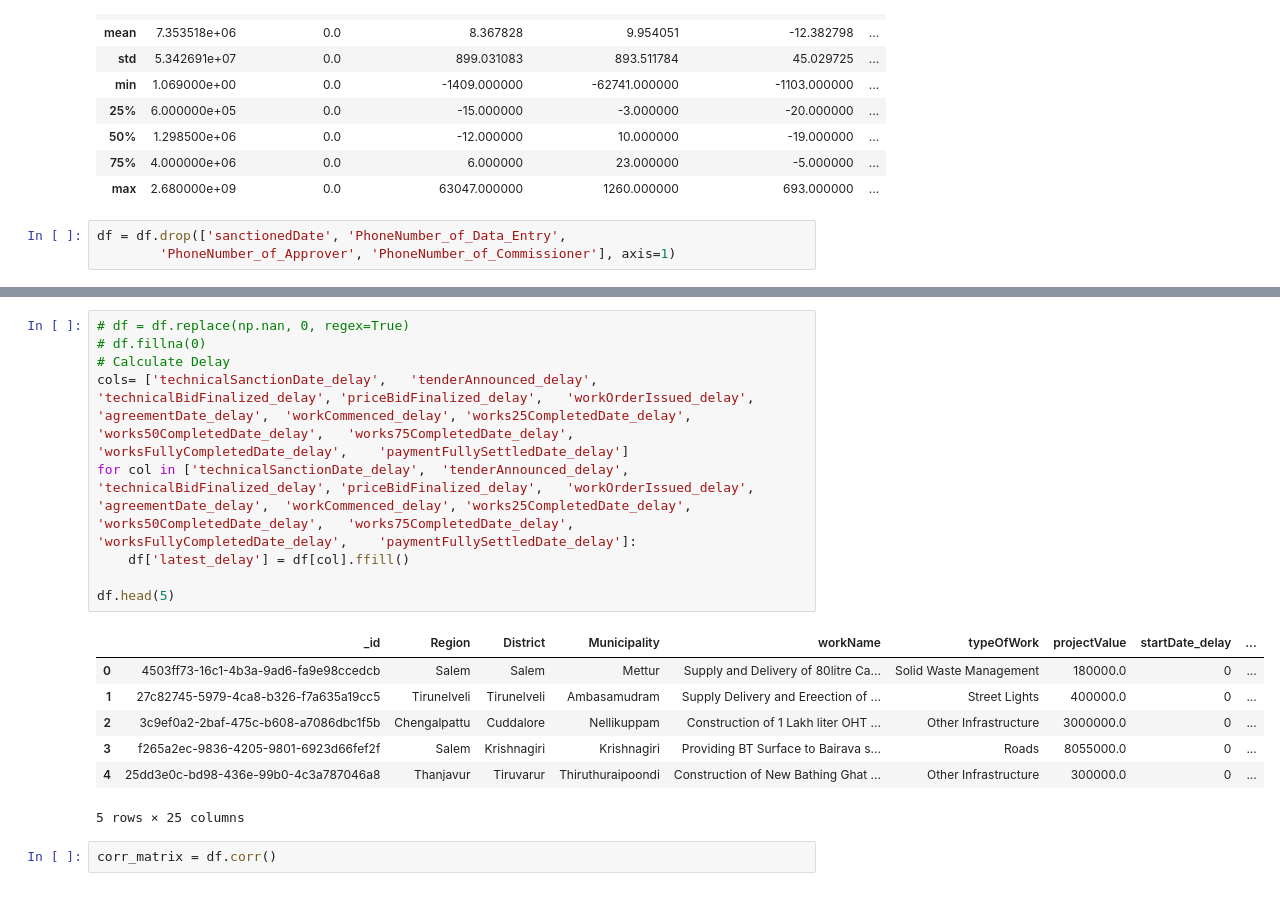
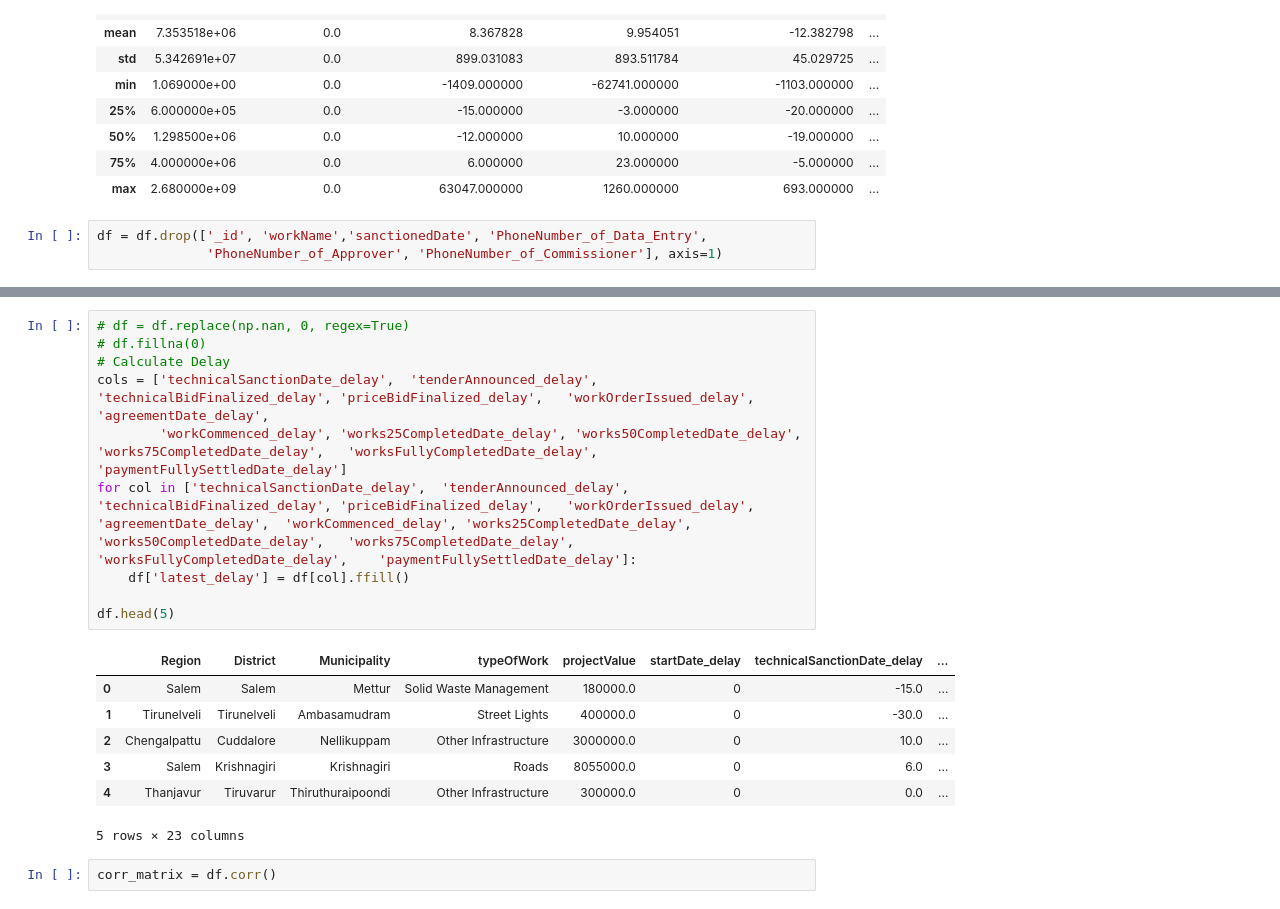
Before and after one commit to karthikeyanVK/MAWSPredictionModel, a Jupyter notebook: TenderSucessPrediction.ipynb, the cells around one changed output, grey strips where cells are left out. Cells and saved outputs as stored; diff of their text form.

```diff
--- a/TenderSucessPrediction.ipynb
+++ b/TenderSucessPrediction.ipynb
@@ -32,7 +33,7 @@ df.describe()
 | 75% | 4.000000e+06 | 0.0 | 6.000000 | 23.000000 | -5.000000 | ... |
 | max | 2.680000e+09 | 0.0 | 63047.000000 | 1260.000000 | 693.000000 | ... |
 # %%
-df = df.drop(['sanctionedDate', 'PhoneNumber_of_Data_Entry',
-        'PhoneNumber_of_Approver', 'PhoneNumber_of_Commissioner'], axis=1)
+df = df.drop(['_id', 'workName','sanctionedDate', 'PhoneNumber_of_Data_Entry',
+              'PhoneNumber_of_Approver', 'PhoneNumber_of_Commissioner'], axis=1)
 # %%
 # Cleanup the data
@@ -59,20 +59,21 @@ df.drop_duplicates()
 # %%
 # df = df.replace(np.nan, 0, regex=True)
 # df.fillna(0)
 # Calculate Delay
-cols= ['technicalSanctionDate_delay',	'tenderAnnounced_delay', 'technicalBidFinalized_delay', 'priceBidFinalized_delay',	'workOrderIssued_delay', 'agreementDate_delay',	'workCommenced_delay', 'works25CompletedDate_delay', 'works50CompletedDate_delay',	'works75CompletedDate_delay',	'worksFullyCompletedDate_delay',	'paymentFullySettledDate_delay']
+cols = ['technicalSanctionDate_delay',	'tenderAnnounced_delay', 'technicalBidFinalized_delay', 'priceBidFinalized_delay',	'workOrderIssued_delay', 'agreementDate_delay',
+        'workCommenced_delay', 'works25CompletedDate_delay', 'works50CompletedDate_delay',	'works75CompletedDate_delay',	'worksFullyCompletedDate_delay',	'paymentFullySettledDate_delay']
 for col in ['technicalSanctionDate_delay',	'tenderAnnounced_delay', 'technicalBidFinalized_delay', 'priceBidFinalized_delay',	'workOrderIssued_delay', 'agreementDate_delay',	'workCommenced_delay', 'works25CompletedDate_delay', 'works50CompletedDate_delay',	'works75CompletedDate_delay',	'worksFullyCompletedDate_delay',	'paymentFullySettledDate_delay']:
     df['latest_delay'] = df[col].ffill()
 
 df.head(5)
 # %% [output]
-|  | _id | Region | District | Municipality | workName | typeOfWork | projectValue | startDate_delay | ... |
-| 0 | 4503ff73-16c1-4b3a-9ad6-fa9e98ccedcb | Salem | Salem | Mettur | Supply and Delivery of 80litre Ca... | Solid Waste Management | 180000.0 | 0 | ... |
-| 1 | 27c82745-5979-4ca8-b326-f7a635a19cc5 | Tirunelveli | Tirunelveli | Ambasamudram | Supply Delivery and Ereection of ... | Street Lights | 400000.0 | 0 | ... |
-| 2 | 3c9ef0a2-2baf-475c-b608-a7086dbc1f5b | Chengalpattu | Cuddalore | Nellikuppam | Construction of 1 Lakh liter OHT ... | Other Infrastructure | 3000000.0 | 0 | ... |
-| 3 | f265a2ec-9836-4205-9801-6923d66fef2f | Salem | Krishnagiri | Krishnagiri | Providing BT Surface to Bairava s... | Roads | 8055000.0 | 0 | ... |
-| 4 | 25dd3e0c-bd98-436e-99b0-4c3a787046a8 | Thanjavur | Tiruvarur | Thiruthuraipoondi | Construction of New Bathing Ghat ... | Other Infrastructure | 300000.0 | 0 | ... |
+|  | Region | District | Municipality | typeOfWork | projectValue | startDate_delay | technicalSanctionDate_delay | ... |
+| 0 | Salem | Salem | Mettur | Solid Waste Management | 180000.0 | 0 | -15.0 | ... |
+| 1 | Tirunelveli | Tirunelveli | Ambasamudram | Street Lights | 400000.0 | 0 | -30.0 | ... |
+| 2 | Chengalpattu | Cuddalore | Nellikuppam | Other Infrastructure | 3000000.0 | 0 | 10.0 | ... |
+| 3 | Salem | Krishnagiri | Krishnagiri | Roads | 8055000.0 | 0 | 6.0 | ... |
+| 4 | Thanjavur | Tiruvarur | Thiruthuraipoondi | Other Infrastructure | 300000.0 | 0 | 0.0 | ... |
-5 rows × 25 columns
+5 rows × 23 columns
 # %%
 corr_matrix = df.corr()
 # %%
```
Also changed, not shown: parts of 7 cells of this notebook.
